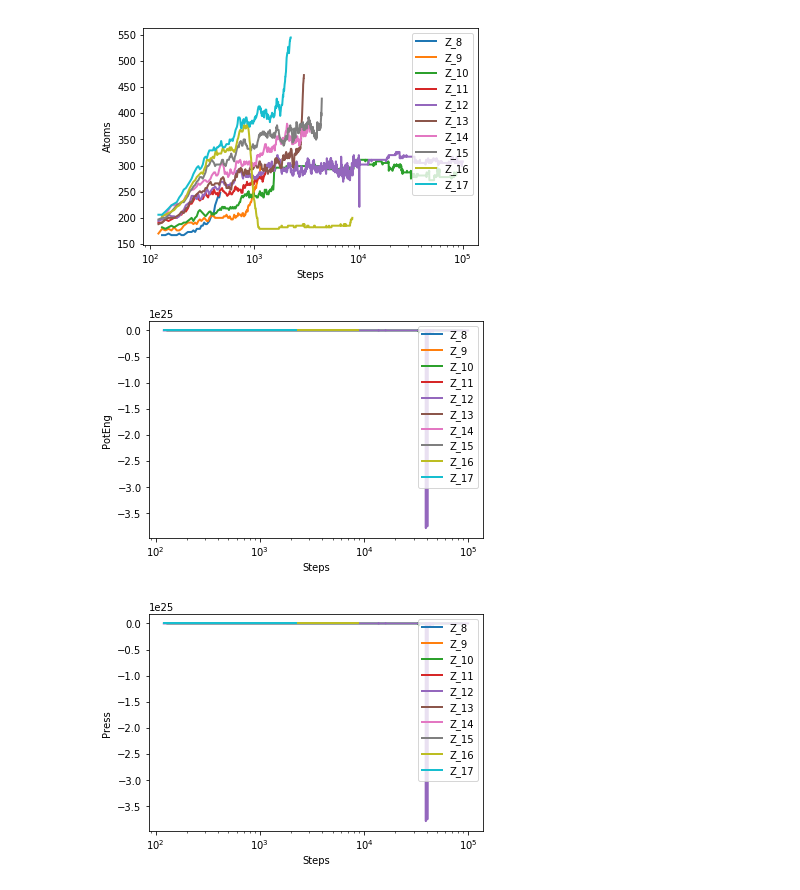
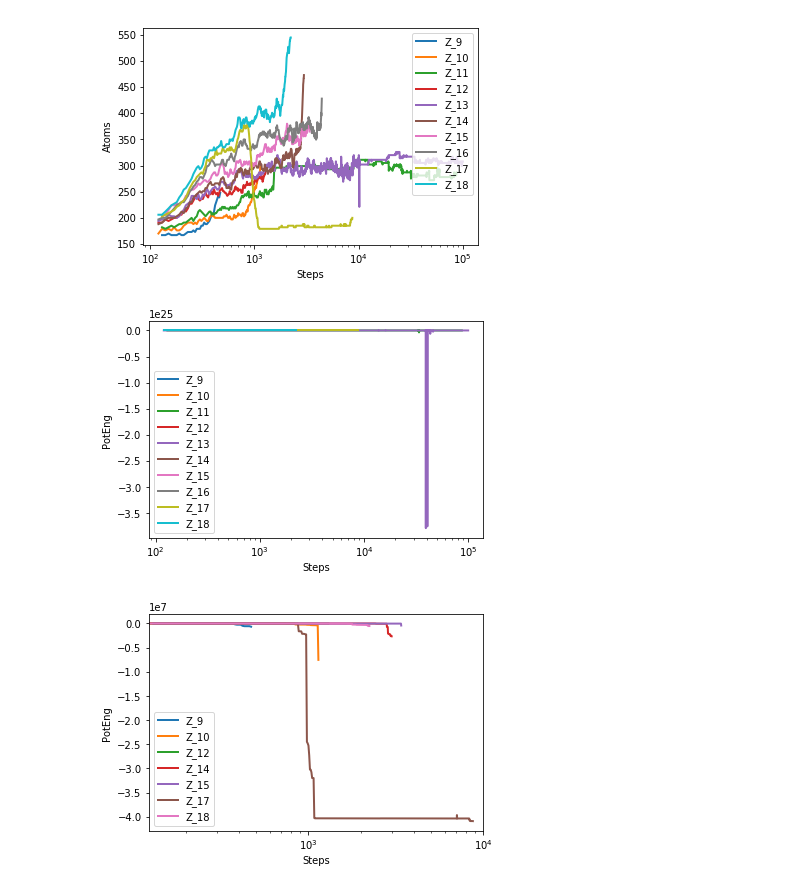
Before and after one commit to rajkubp020/helloword, a Jupyter notebook: CASH.ipynb, the cells around one changed output. Cells and saved outputs as stored; diff of their text form; code cells hidden in the pictures.

Commit message:
cash ring

```diff
--- a/CASH.ipynb
+++ b/CASH.ipynb
@@ -1,10 +1,10 @@
 # %%
-bad_words = ['WARNING: Fix qeq/reax CG convergence']
-for i in range(11):
-    with open('/Users/rajesh/work/github/helloword/cash_min_relax/'+str(i+1)) as oldfile, open('/Users/rajesh/work/github/helloword/cash_min_relax/'+(str)(i+1)+str(i+1), 'w') as newfile:
-        for line in oldfile:
-            if not any(bad_word in line for bad_word in bad_words):
-                newfile.write(line)
+#bad_words = ['WARNING: Fix qeq/reax CG convergence']
+#for i in range(11):
+    #with open('/Users/rajesh/work/github/helloword/cash_min_relax/'+str(i+1)) as oldfile, open('/Users/rajesh/work/github/helloword/cash_min_relax/'+(str)(i+1)+str(i+1), 'w') as newfile:
+       # for line in oldfile:
+           # if not any(bad_word in line for bad_word in bad_words):
+                #newfile.write(line)
 # %%
 import sys
 sys.path.append("/Users/rajesh/work/github/python_packages")
@@ -25,7 +25,7 @@ for i in range(10):
     #print(tables[:,0])
     data.append(tables)
     #print(data[i][:,0])
-    plt.plot(data[i][:,0], data[i][:,1], linewidth=2.0,label='Z_'+str(int(data[i][-1,-1])))
+    plt.plot(data[i][:,0], data[i][:,1], linewidth=2.0,label='Z_'+str(int(data[i][-1,-1])+1))
     plt.xscale('log',basex=10)
     plt.legend(loc='upper right')
     plt.xlabel('Steps')
@@ -37,7 +37,7 @@ fig.savefig('Cash_ATOM'+str(i)+'.png',format=None,dpi=300,bbox_inches="tight")
 
     #ax.plot(data[i][0,:],data[i][1,:],label=str(i))
 # %% [output]
-[figure, old version]
+[figure, new version]
 # %%
 import sys
 sys.path.append("/Users/rajesh/work/github/python_packages")
@@ -58,9 +58,9 @@ for i in range(10):
     #print(tables[:,0])
     data.append(tables)
     #print(data[i][:,0])
-    plt.plot(data[i][:,0], data[i][:,2], linewidth=2.0,label='Z_'+str(int(data[i][-1,-1])))
+    plt.plot(data[i][:,0], data[i][:,2], linewidth=2.0,label='Z_'+str(int(data[i][-1,-1])+1))
     plt.xscale('log',basex=10)
-    plt.legend(loc='upper right')
+    plt.legend(loc='lower left')
     plt.xlabel('Steps')
     plt.ylabel('PotEng ')
 plt.show()
@@ -70,37 +70,41 @@ fig.savefig('Cash_PotEng'+str(i)+'.png',format=None,dpi=300,bbox_inches="tight")
 
     #ax.plot(data[i][0,:],data[i][1,:],label=str(i))
 # %% [output]
-[figure, old version]
+[figure, new version]
 # %%
 import sys
 sys.path.append("/Users/rajesh/work/github/python_packages")
 import pandas as pd
 import numpy as np
 import matplotlib.pyplot as plt
 import matplotlib
 import lmps.log as log
 data=[]
 fig, ax = plt.subplots()
-for i in range(10):
+i=0
+list = [0, 1,3,5,6,8,9]
+for j in list:
 
     tables=[]
-    tables = np.loadtxt('/Users/rajesh/work/github/helloword/cash_min_relax/'+str(i+1)+str(i+1),skiprows=195,dtype = float)
+    tables = np.loadtxt('/Users/rajesh/work/github/helloword/cash_min_relax/'+str(j+1)+str(j+1),skiprows=195,dtype = float)
 
     type(tables)
 
     #print(tables[:,0])
     data.append(tables)
     #print(data[i][:,0])
-    plt.plot(data[i][:,0], data[i][:,2], linewidth=2.0,label='Z_'+str(int(data[i][-1,-1])))
+    plt.plot(data[i][:,0], data[i][:,2], linewidth=2.0,label='Z_'+str(int(data[i][-1,-1])+1))
     plt.xscale('log',basex=10)
-    plt.legend(loc='upper right')
+    plt.legend(loc='lower left')
     plt.xlabel('Steps')
-    plt.ylabel('Press ')
+    plt.ylabel('PotEng ')
+    plt.xlim((0, 10000))
+    i=i+1;
 plt.show()
 #ax.legend()
-fig.savefig('Cash_Press '+str(i)+'.png',format=None,dpi=300,bbox_inches="tight")
+#fig.savefig('Cash_Press '+str(i)+'.png',format=None,dpi=300,bbox_inches="tight")
 
 
     #ax.plot(data[i][0,:],data[i][1,:],label=str(i))
 # %% [output]
-[figure, old version]
+[figure, new version]
```
Also changed, not shown: parts of 3 cells of this notebook, 3 other files.
